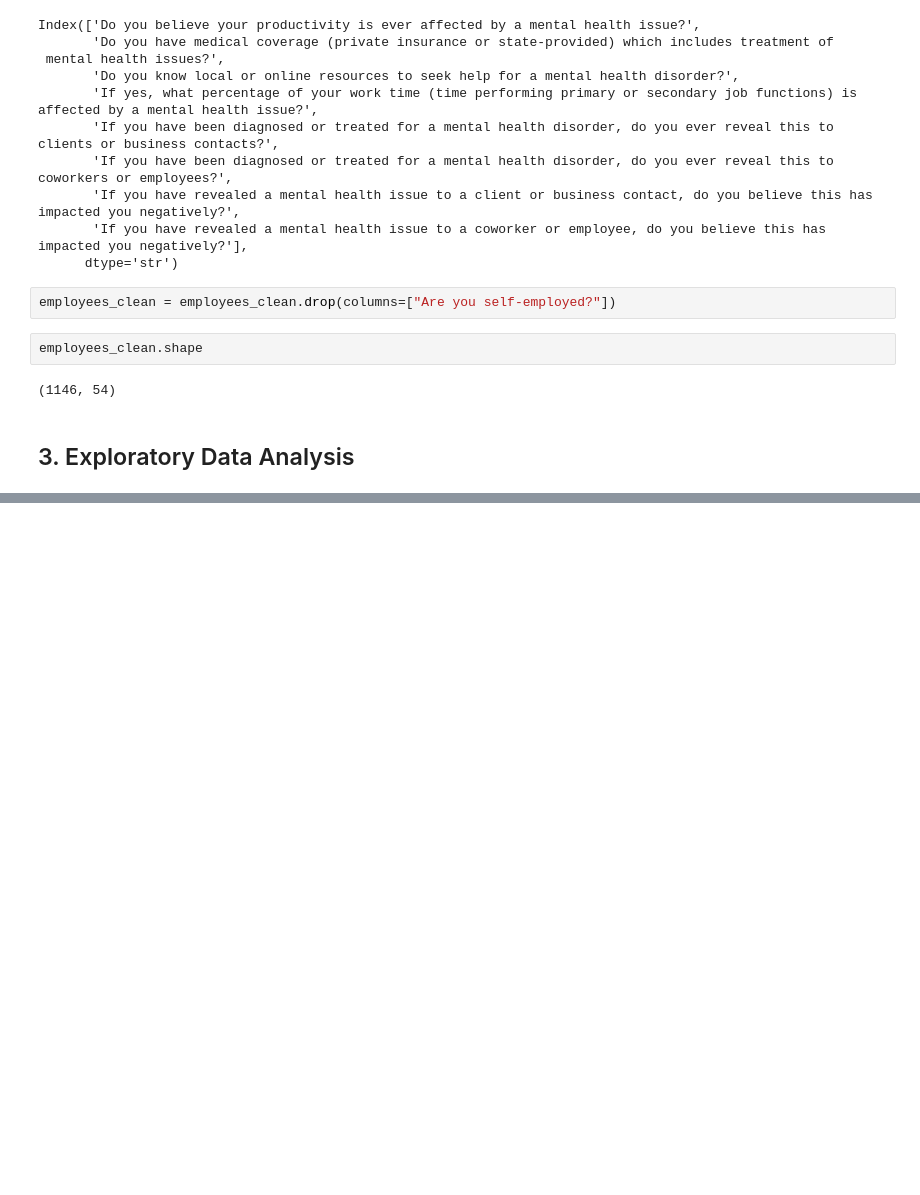
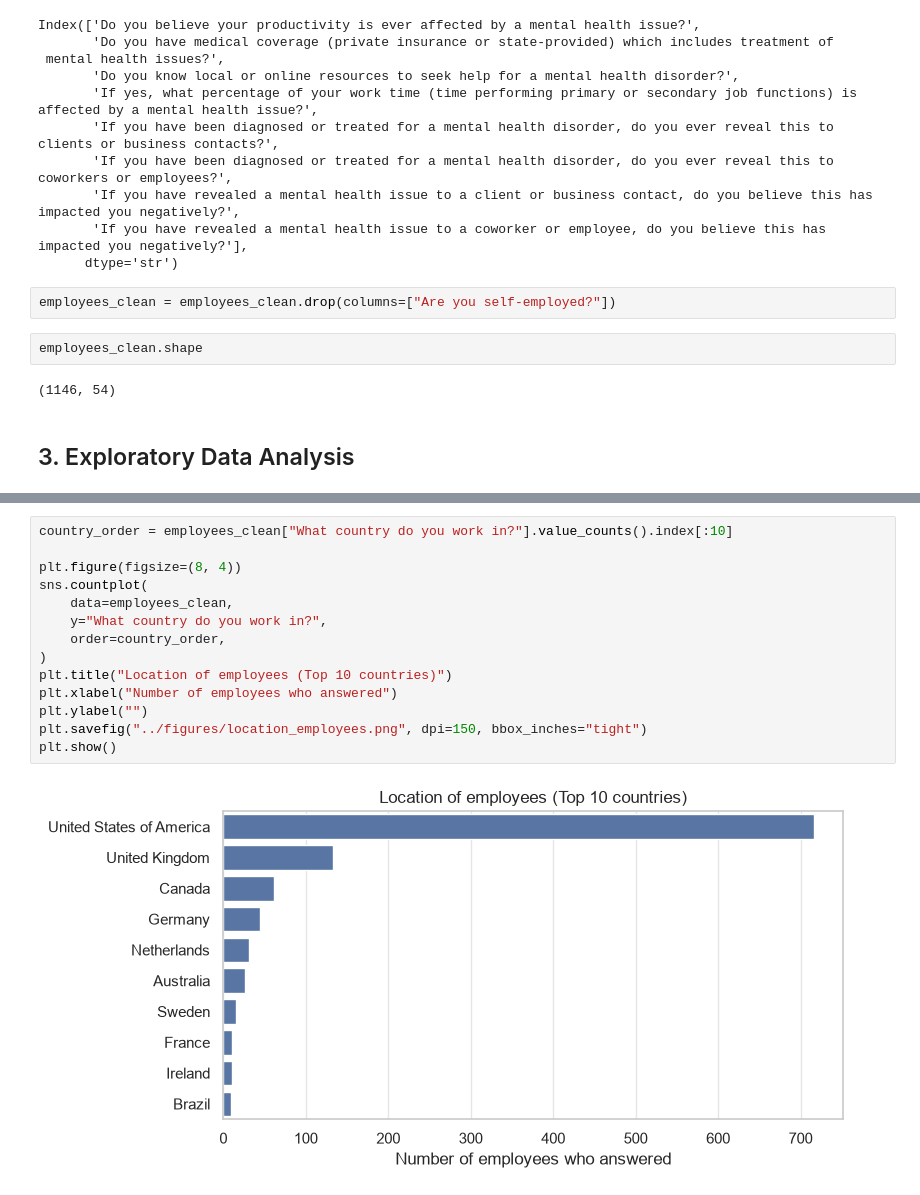
Before and after one commit to fluyid/osmi-mental-health-in-tech, a Jupyter notebook: osmi-clustering/notebooks/01_clustering.ipynb, the cells around one changed output, grey strips where cells are left out. Drawn from its saved outputs; the diff is of its cells as text; blank space fills up the shorter version.

```diff
--- a/osmi-clustering/notebooks/01_clustering.ipynb
+++ b/osmi-clustering/notebooks/01_clustering.ipynb
@@ -67,0 +172,16 @@ employees_clean.shape
+# %%
+country_order = employees_clean["What country do you work in?"].value_counts().index[:10]
+
+plt.figure(figsize=(8, 4))
+sns.countplot(
+    data=employees_clean,
+    y="What country do you work in?",
+    order=country_order,
+)
+plt.title("Location of employees (Top 10 countries)")
+plt.xlabel("Number of employees who answered")
+plt.ylabel("")
+plt.savefig("../figures/location_employees.png", dpi=150, bbox_inches="tight")
+plt.show()
+# %% [output]
+[figure, added]
```
Also changed, not shown: parts of 12 cells of this notebook, 4 other files.
